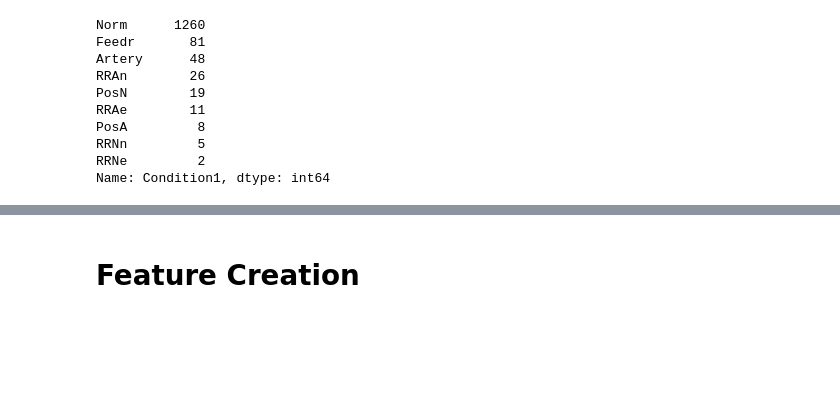
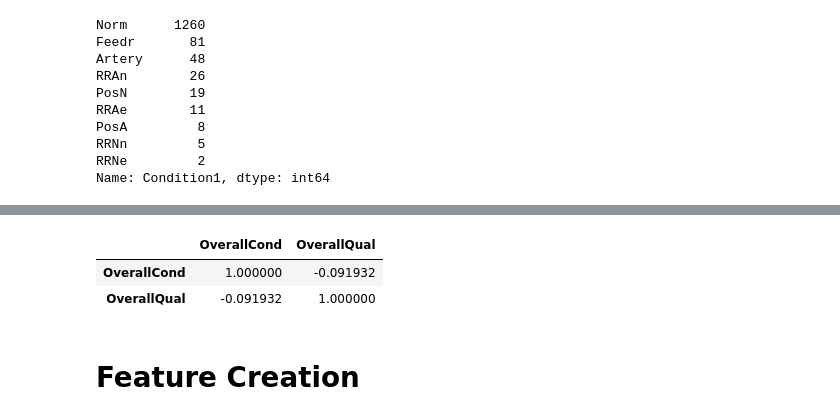
Before and after one commit to asarchami/kaggle_housing_prices, a Jupyter notebook: chris_working.ipynb, the cells around one changed output, grey strips where cells are left out. Saved outputs shown, nothing was run; the diff lists cells and outputs as text; code cells hidden in the pictures; blank space fills up the shorter version.

```diff
--- a/chris_working.ipynb
+++ b/chris_working.ipynb
@@ -423,3 +565,10 @@ Name: Condition1, dtype: int64
+# %%
+## pretty surprising that these don't correlate
+houses[['OverallCond', 'OverallQual']].corr()
+# %% [output]
+|  | OverallCond | OverallQual |
+| OverallCond | 1.000000 | -0.091932 |
+| OverallQual | -0.091932 | 1.000000 |
 # %% [markdown]
 # Feature Creation
 # %%
```
Also changed, not shown: parts of 16 cells of this notebook.
